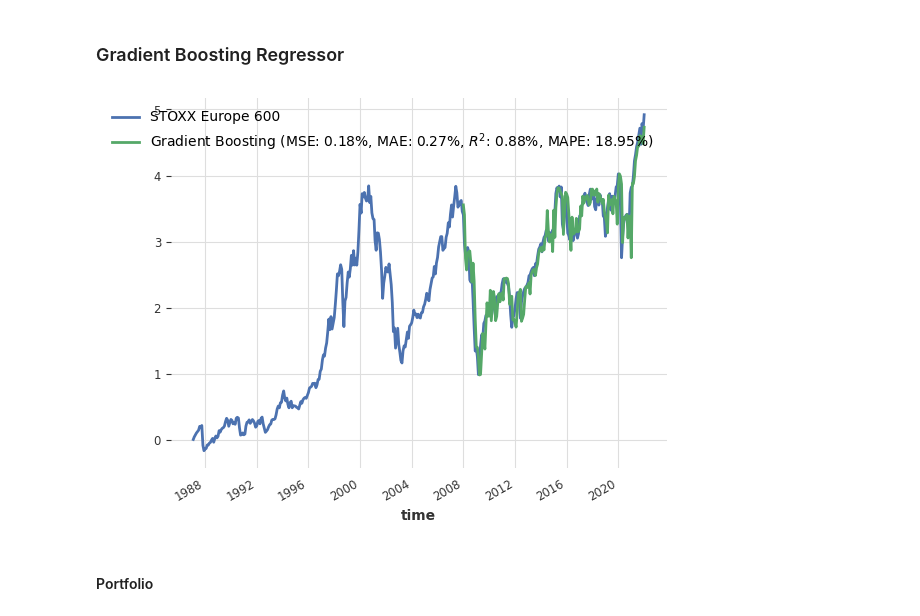
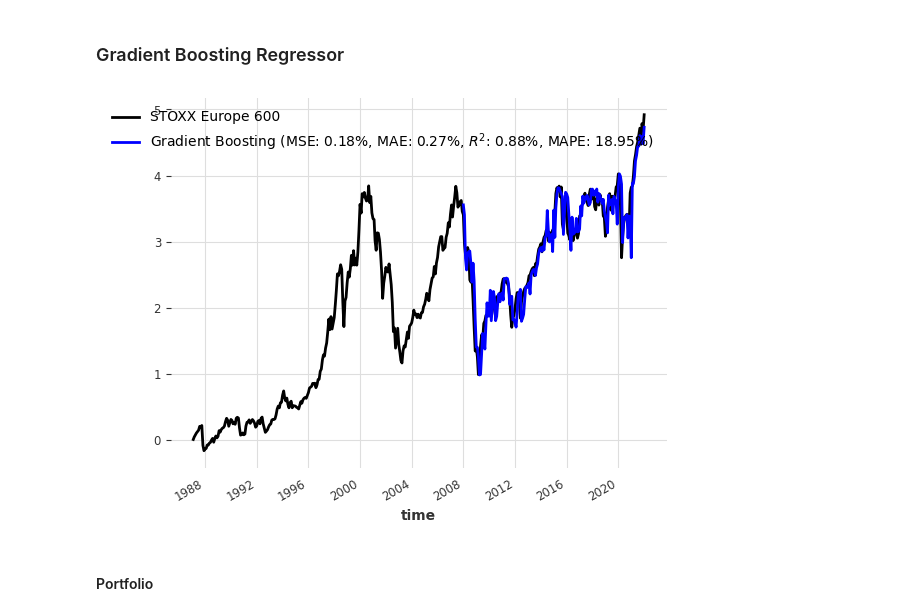
Before and after one commit to Ankru98/masterthesis, a Jupyter notebook: 4_nonlinear_machine_learning.ipynb, the cells around one changed output. Drawn from its saved outputs; the diff is of its cells as text; code cells hidden in the pictures.

```diff
--- a/4_nonlinear_machine_learning.ipynb
+++ b/4_nonlinear_machine_learning.ipynb
@@ -197,10 +197,10 @@ gradient_boosting_forecast_1 = gradient_boosting_model_1.predict(len(test))
 hf1_gradient_boosting = gradient_boosting_model_1.historical_forecasts(series= cum_returns, start= 0.6, forecast_horizon= 1, verbose= True)
 # %%
 # compute historical forecasts that would have been obtained by this model
-cum_returns['STOXX Europe 600'].plot(label='STOXX Europe 600')
-hf1_gradient_boosting['STOXX Europe 600'].plot(label='Gradient Boosting (MSE: {:.2f}%, MAE: {:.2f}%, $R^2$: {:.2f}%, MAPE: {:.2f}%)'.format(mse(hf1_gradient_boosting, cum_returns), mae(hf1_gradient_boosting, cum_returns), r2_score(hf1_gradient_boosting, cum_returns), mape(hf1_gradient_boosting, cum_returns)))
+cum_returns['STOXX Europe 600'].plot(color= 'black', label='STOXX Europe 600')
+hf1_gradient_boosting['STOXX Europe 600'].plot(color= 'blue', label='Gradient Boosting (MSE: {:.2f}%, MAE: {:.2f}%, $R^2$: {:.2f}%, MAPE: {:.2f}%)'.format(mse(hf1_gradient_boosting, cum_returns), mae(hf1_gradient_boosting, cum_returns), r2_score(hf1_gradient_boosting, cum_returns), mape(hf1_gradient_boosting, cum_returns)))
 # %% [output]
-[figure, old version]
+[figure, new version]
 # %% [markdown]
 #### Portfolio
 # %%
```
Also changed, not shown: parts of 7 cells of this notebook, 18 other files.
